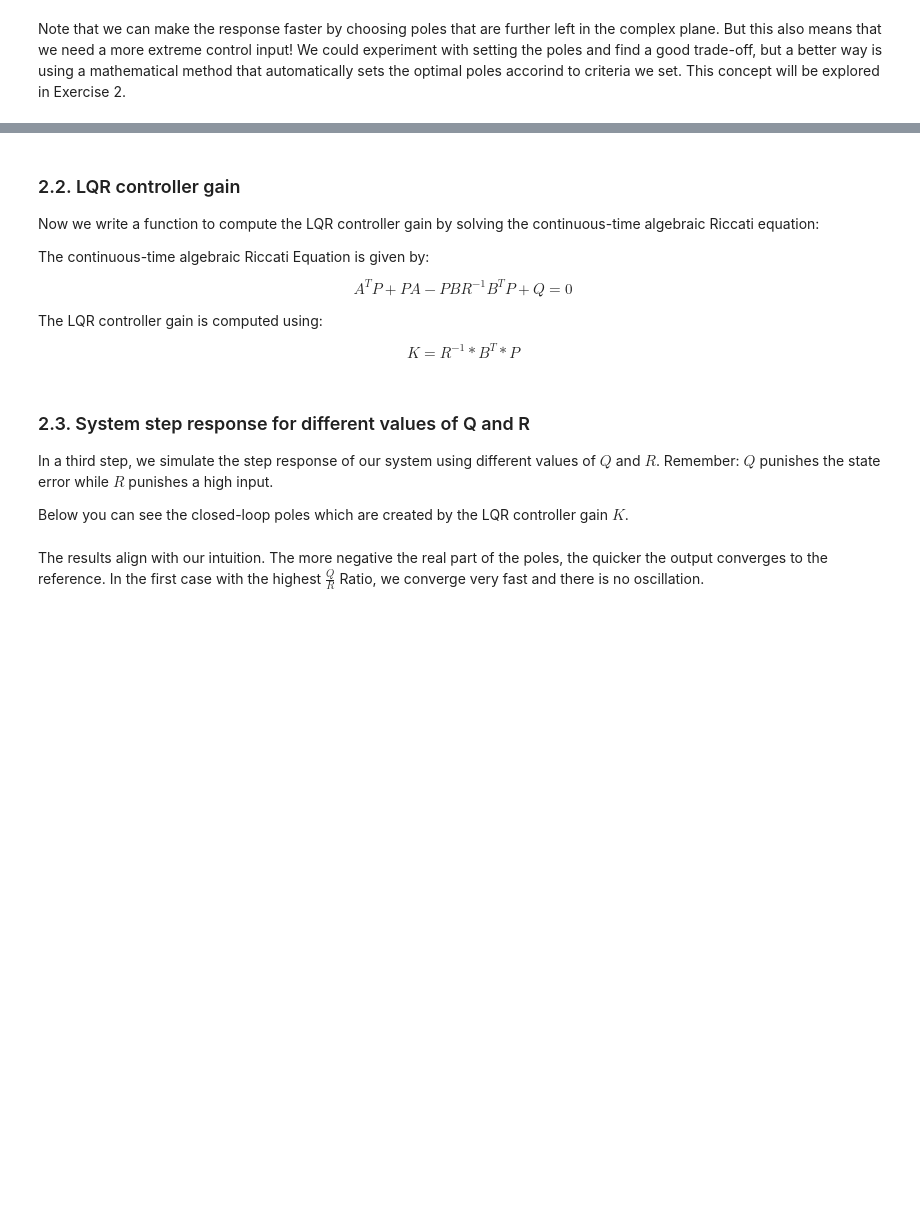
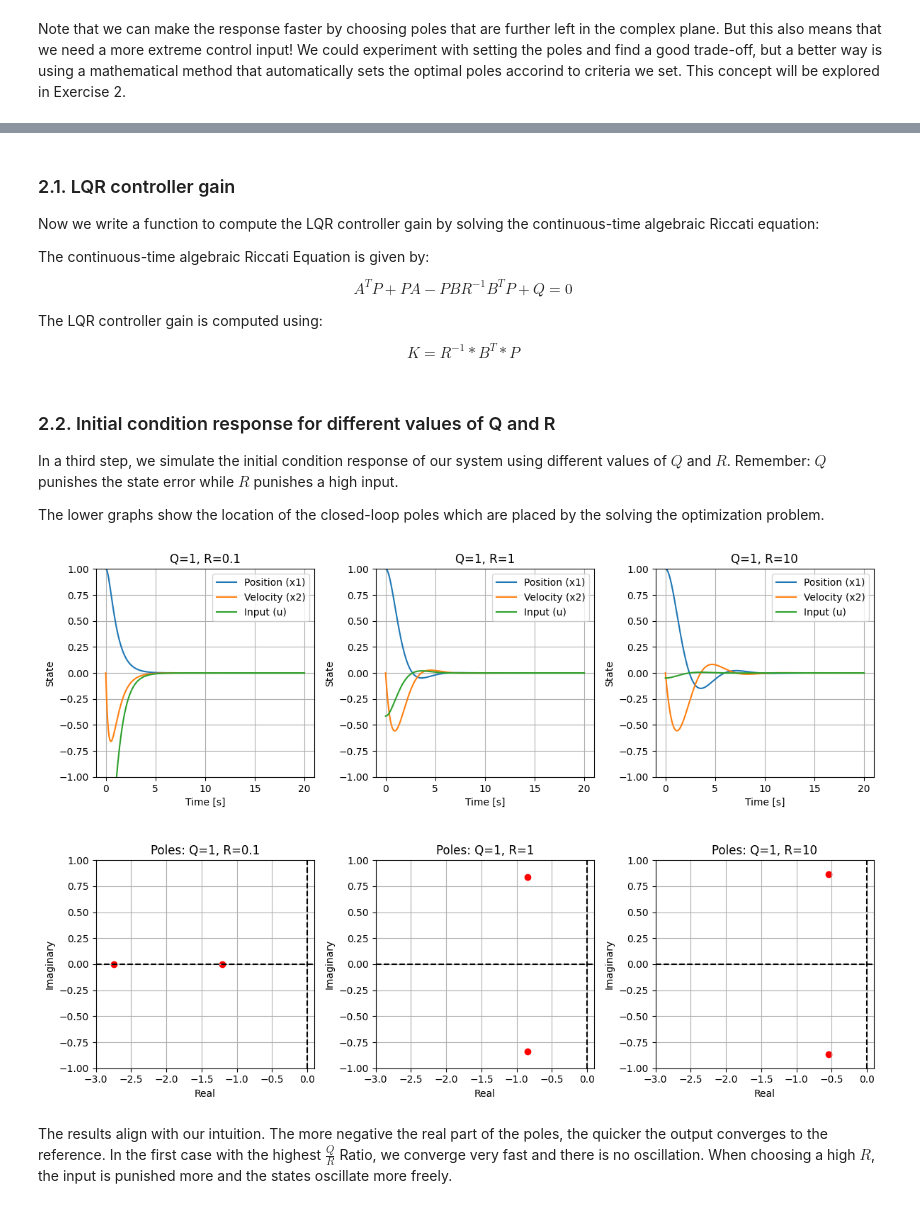
Before and after one commit to idsc-frazzoli/CS2-notebooks, a Jupyter notebook: 2025/ps03/ps03_draft.ipynb, the cells around one changed output, grey strips where cells are left out. Drawn from its saved outputs; the diff is of its cells as text; code cells hidden in the pictures; blank space fills up the shorter version.

Commit message:
Adding input to graph in Ex2

```diff
--- a/2025/ps03/ps03_draft.ipynb
+++ b/2025/ps03/ps03_draft.ipynb
@@ -122,12 +115,5 @@ $$y = \begin{bmatrix} 1 & 0 \end{bmatrix} \begin{bmatrix} x \\ \dot{x} \end{bmat
-# %%
-# Define the state-space system (mass-spring-damper)
-A = np.array([[0, 1],
-              [-1, -1]])  # System dynamics
-B = np.array([[0], [1]])  # Input matrix
-C = np.array([[1, 0]])    # Output matrix (we care about position)
-D = np.array([[0]])
 # %% [markdown]
-### 2.2. LQR controller gain
+### 2.1. LQR controller gain
 Now we write a function to compute the LQR controller gain by solving the continuous-time algebraic Riccati equation:
 
 The continuous-time algebraic Riccati Equation is given by:
@@ -150,10 +136,10 @@ def compute_lqr(A, B, Q, R):
     K = np.linalg.inv(R) @ B.T @ P
     return K
 # %% [markdown]
-### 2.3. System step response for different values of Q and R
-In a third step, we simulate the step response of our system using different values of $Q$ and $R$. Remember: $Q$ punishes the state error while $R$ punishes a high input.
+### 2.2. Initial condition response for different values of Q and R
+In a third step, we simulate the initial condition response of our system using different values of $Q$ and $R$. Remember: $Q$ punishes the state error while $R$ punishes a high input.
 
-Below you can see the closed-loop poles which are created by the LQR controller gain $K$.
+The lower graphs show the location of the closed-loop poles which are placed by the solving the optimization problem.
 # %%
 def simulate_system(A, B, C, K, time_end=10, initial_state=[1, 0]):
     # Closed-loop system dynamics (A_cl = A - B*K)
@@ -201,34 +187,40 @@ for i, Q_val in enumerate(Q_values):
         # Simulate the system and get the response and poles
         x, poles, t = simulate_system(A, B, C, K, time_end=20)
 
+        # Compute input
+        u = -K * x
+
         # Create subplots for the system response (state variables)
         ax1 = plt.subplot(2, num_R, i*num_R + j + 1)
         ax1.plot(t, x[:, 0], label='Position (x1)')
         ax1.plot(t, x[:, 1], label='Velocity (x2)')
+        ax1.plot(t, u[:, 0], label='Input (u)')
         ax1.set_xlabel('Time [s]')
         ax1.set_ylabel('State')
         ax1.set_title(f"Q={Q_val}, R={R_val}")
         ax1.legend()
         ax1.grid(True)
         ax1.set_ylim((-1, 1))
 
         # Create subplots for the closed-loop poles in the complex plane
         ax2 = plt.subplot(2, num_R, num_R + i*num_R + j + 1)
         real_parts = np.real(poles)
         imag_parts = np.imag(poles)
         ax2.scatter(real_parts, imag_parts, color='r', label='Poles')
         ax2.axhline(0, color='k', linestyle='--')
         ax2.axvline(0, color='k', linestyle='--')
         ax2.set_xlabel('Real')
         ax2.set_ylabel('Imaginary')
         ax2.set_title(f"Poles: Q={Q_val}, R={R_val}")
         ax2.grid(True)
         ax2.set_xlim((-3, 0.1))  # Set the same x-limits for all poles plots
         ax2.set_ylim((-1, 1))  # Set the same y-limits for all poles plots
 
 # Adjust layout and display the plots
 plt.tight_layout()
 plt.subplots_adjust(hspace=0.4)  # Increase spacing between plots
 plt.show()
+# %% [output]
+[figure, added]
 # %% [markdown]
-The results align with our intuition. The more negative the real part of the poles, the quicker the output converges to the reference. In the first case with the highest $\frac{Q}{R}$ Ratio, we converge very fast and there is no oscillation.
+The results align with our intuition. The more negative the real part of the poles, the quicker the output converges to the reference. In the first case with the highest $\frac{Q}{R}$ Ratio, we converge very fast and there is no oscillation. When choosing a high $R$, the input is punished more and the states oscillate more freely.
```
Also changed, not shown: parts of 2 cells of this notebook.
